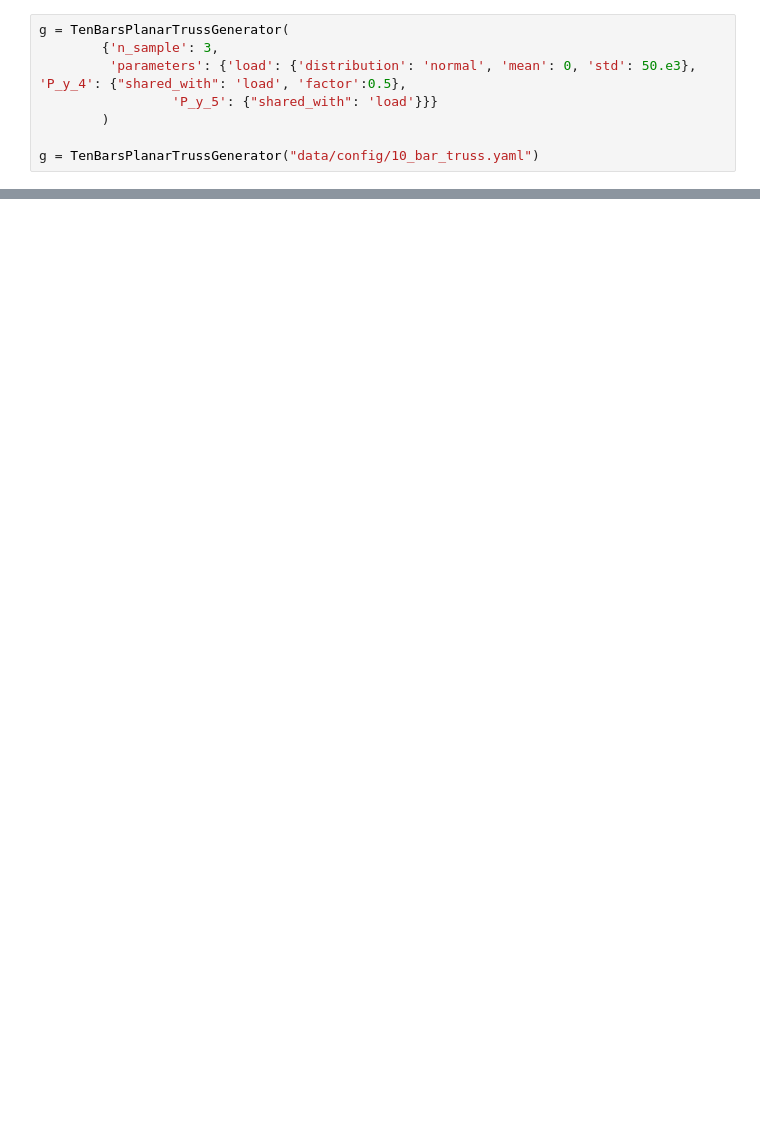
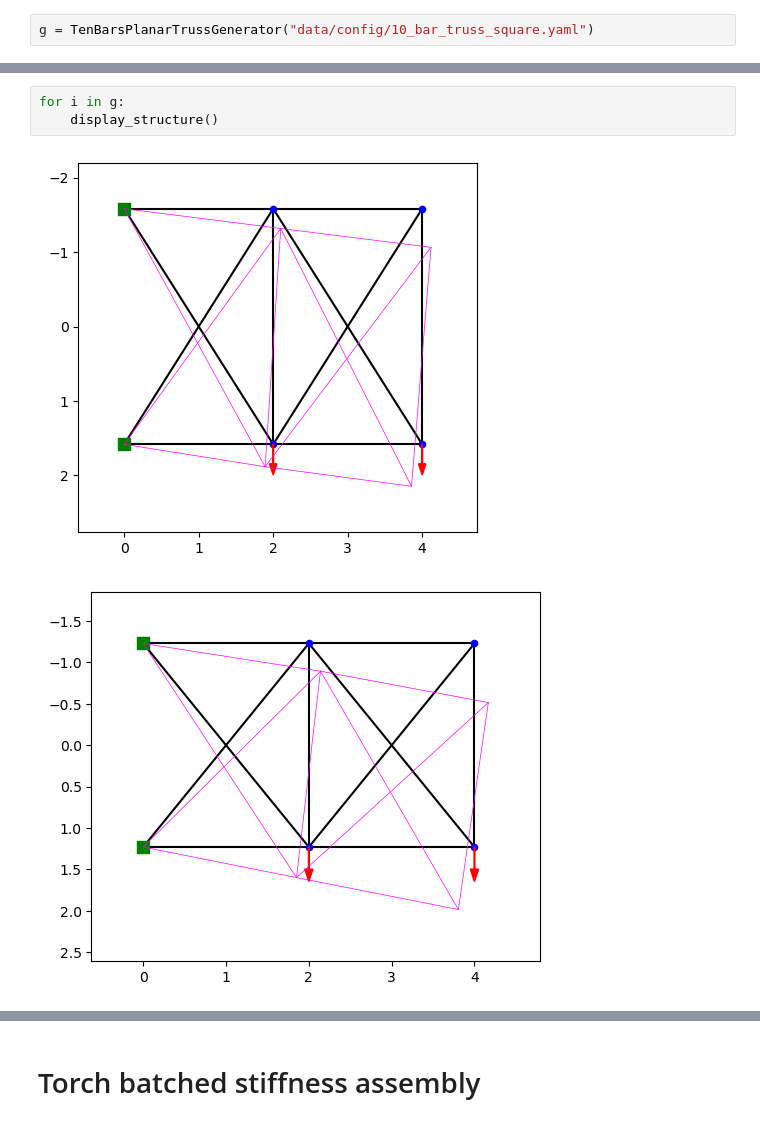
Before and after one commit to alexandre-flamant/memoire, a Jupyter notebook: test.ipynb, the cells around one changed output, grey strips where cells are left out. Saved outputs shown, nothing was run; the diff lists cells and outputs as text; blank space fills up the shorter version.

```diff
--- a/test.ipynb
+++ b/test.ipynb
@@ -8,8 +14,2 @@ import numpy as np
 # %%
-g = TenBarsPlanarTrussGenerator(
-        {'n_sample': 3,
-         'parameters': {'load': {'distribution': 'normal', 'mean': 0, 'std': 50.e3}, 'P_y_4': {"shared_with": 'load', 'factor':0.5},
-                 'P_y_5': {"shared_with": 'load'}}}
-        )
-
-g = TenBarsPlanarTrussGenerator("data/config/10_bar_truss.yaml")
+g = TenBarsPlanarTrussGenerator("data/config/10_bar_truss_square.yaml")
@@ -28,0 +16,6 @@ for r in g:
+# %%
+for i in g:
+    display_structure()
+# %% [output]
+[figure, added]
+[figure, added]
@@ -28,0 +25,2 @@ for r in g:
+# %% [markdown]
+# Torch batched stiffness assembly
```
Also changed, not shown: parts of 9 cells of this notebook, 15 other files.
